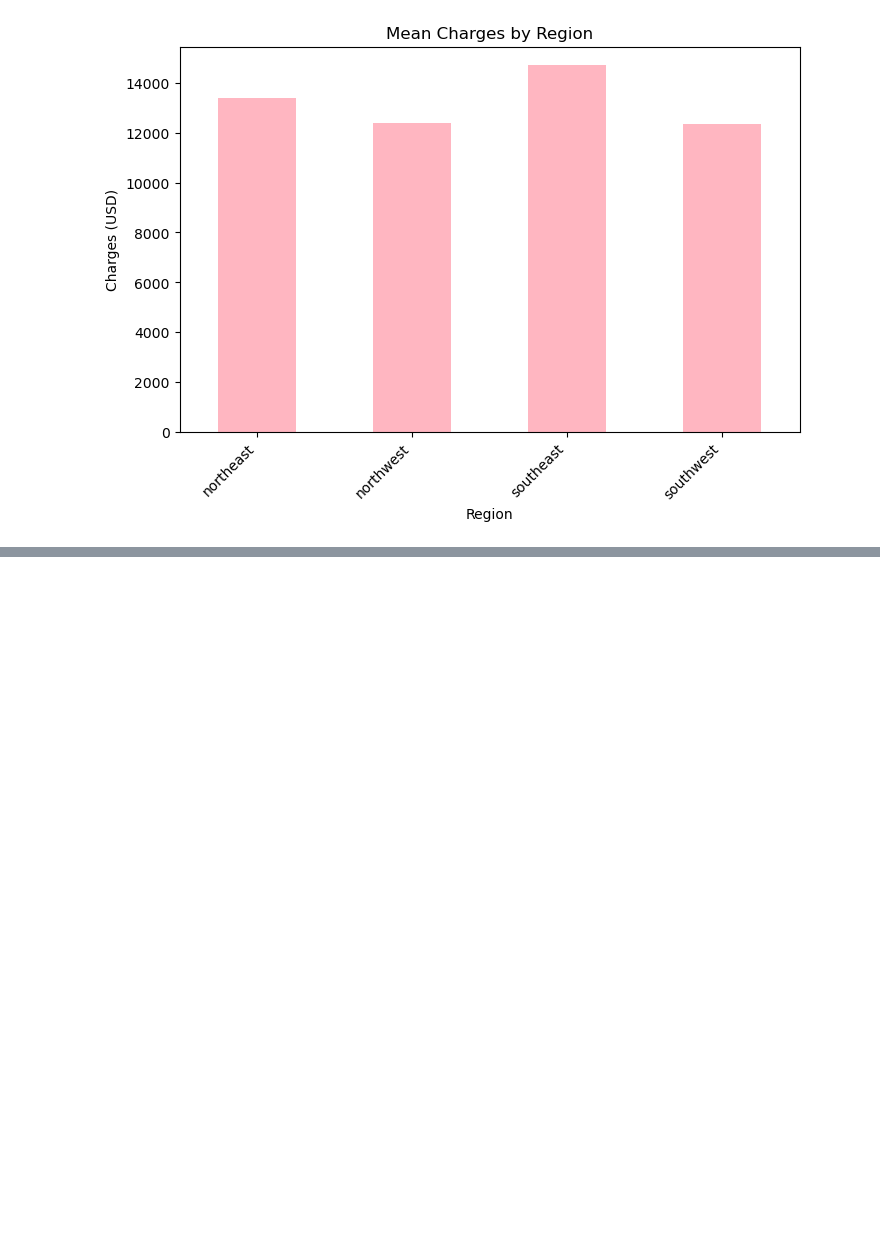
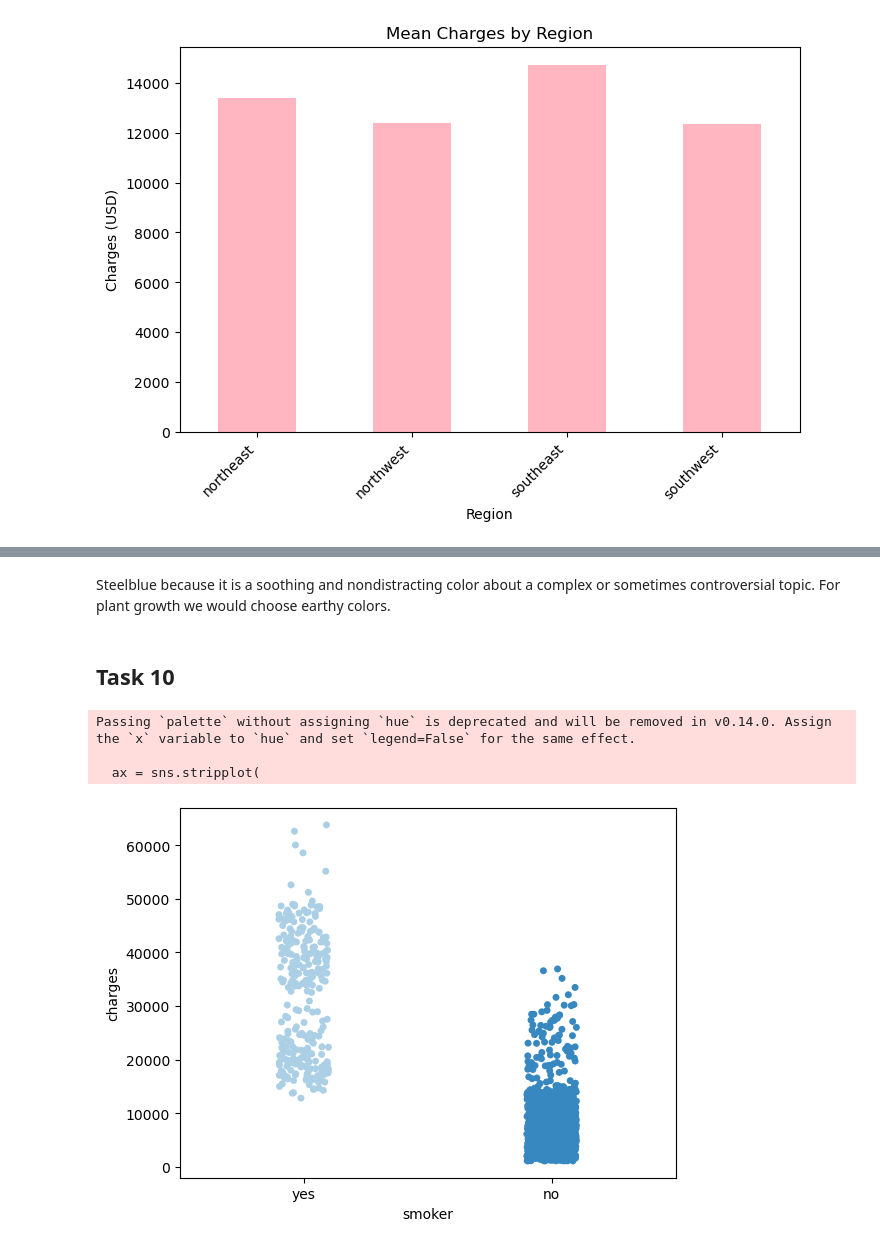
Before and after one commit to S-Shockley/Chart-Customization-Project, a Jupyter notebook: chart.ipynb, the cells around one changed output, grey strips where cells are left out. Cells and saved outputs as stored; diff of their text form; code cells hidden in the pictures; blank space fills up the shorter version.

```diff
--- a/chart.ipynb
+++ b/chart.ipynb
@@ -162,0 +180,17 @@ plt.show()
+# %% [markdown]
+Steelblue because it is a soothing and nondistracting color about a complex or sometimes controversial topic. For plant growth we would choose earthy colors.
+# %% [markdown]
+## Task 10
+# %%
+ax = sns.stripplot(
+    data=df,
+    x='smoker',
+    y='charges',
+    #hue="region", # VS code suggestion, created legend and added colors for each region
+    palette='Blues'
+)
+# %% [output]
+Passing `palette` without assigning `hue` is deprecated and will be removed in v0.14.0. Assign the `x` variable to `hue` and set `legend=False` for the same effect.
+
+  ax = sns.stripplot(
+[figure, added]
```
Also changed, not shown: parts of 38 cells of this notebook, 2 other files.
